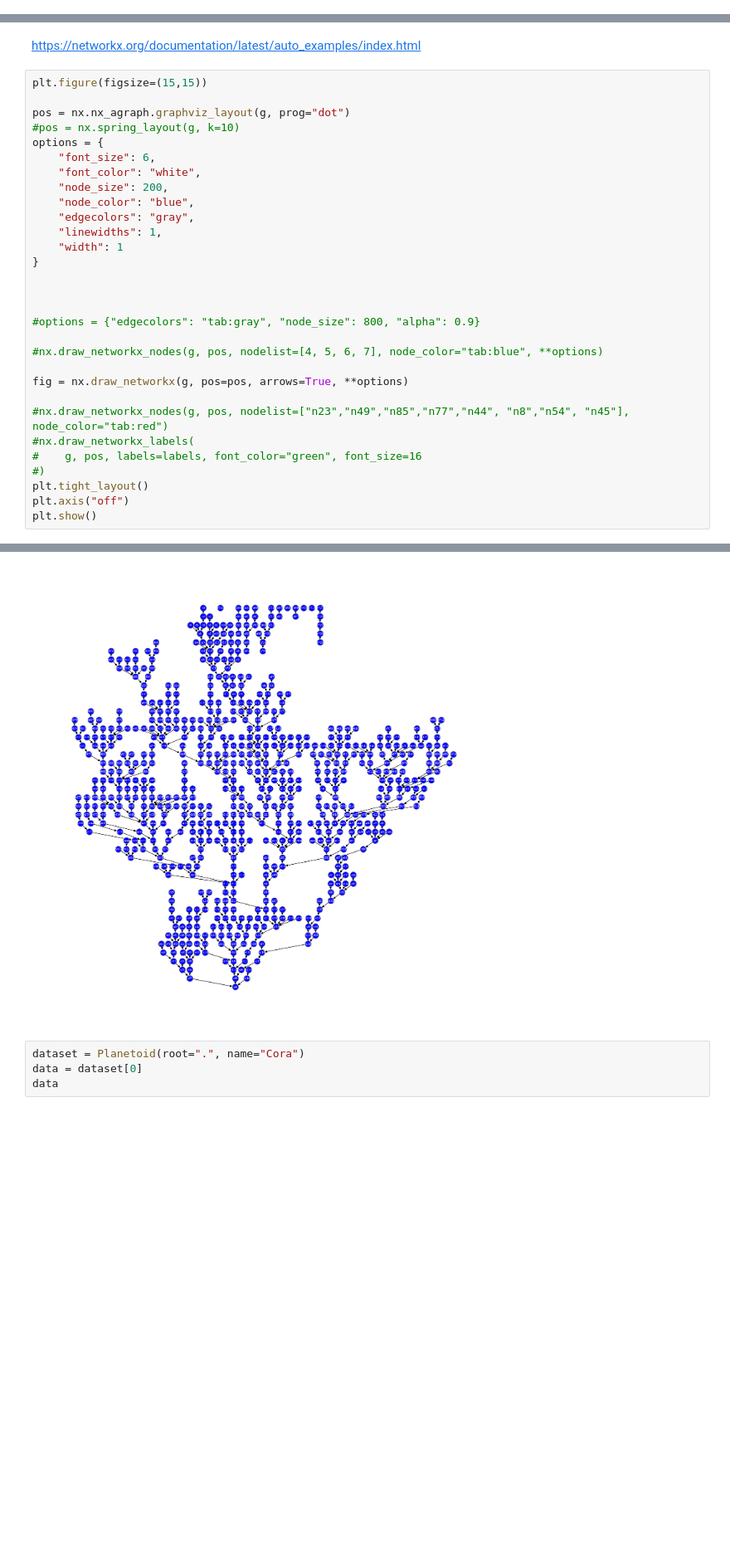
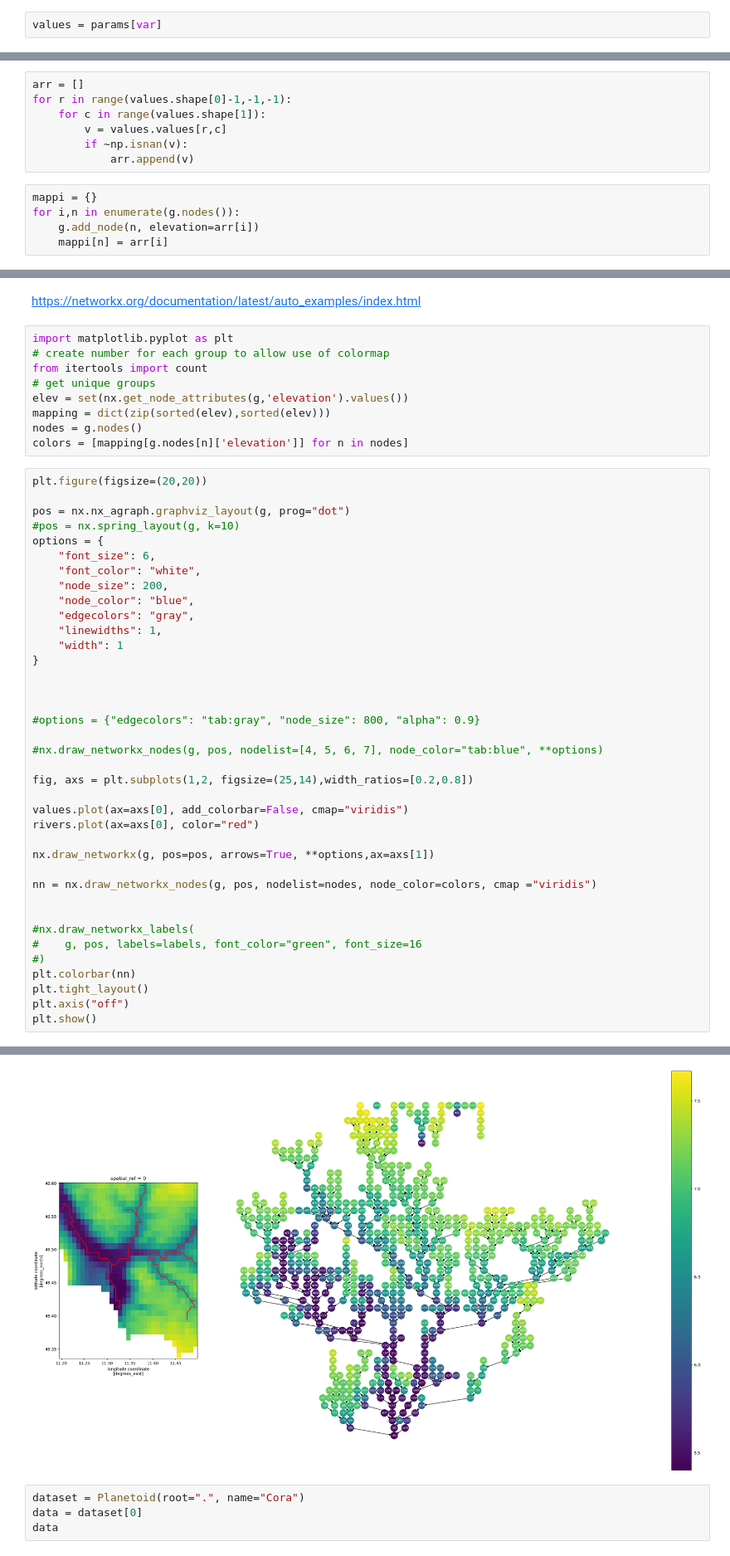
Before and after one commit to interTwin-eu/hython, a Jupyter notebook: hython/routing/gnn.ipynb, the cells around one changed output, grey strips where cells are left out. Shown at 83% size. Drawn from its saved outputs; the diff is of its cells as text; blank space fills up the shorter version.

```diff
--- a/hython/routing/gnn.ipynb
+++ b/hython/routing/gnn.ipynb
@@ -28,0 +63,2 @@ g = nx.read_graphml("land_graph.ml")
+# %%
+values = params[var]
@@ -29 +70,13 @@ g = nx.read_graphml("land_graph.ml")
+# %%
+arr = []
+for r in range(values.shape[0]-1,-1,-1):
+    for c in range(values.shape[1]):
+        v = values.values[r,c]
+        if ~np.isnan(v):
+            arr.append(v)
+# %%
+mappi = {}
+for i,n in enumerate(g.nodes()):
+    g.add_node(n, elevation=arr[i])
+    mappi[n] = arr[i]
 # %%
@@ -35,7 +167,16 @@ Data(edge_index=[2, 718], id=[718], num_nodes=730)
 # %% [markdown]
 https://networkx.org/documentation/latest/auto_examples/index.html
+# %%
+import matplotlib.pyplot as plt
+# create number for each group to allow use of colormap
+from itertools import count
+# get unique groups
+elev = set(nx.get_node_attributes(g,'elevation').values())
+mapping = dict(zip(sorted(elev),sorted(elev)))
+nodes = g.nodes()
+colors = [mapping[g.nodes[n]['elevation']] for n in nodes]
 # %%
-plt.figure(figsize=(15,15))
+plt.figure(figsize=(20,20))
 
 pos = nx.nx_agraph.graphviz_layout(g, prog="dot")
 #pos = nx.spring_layout(g, k=10)
@@ -55,12 +196,20 @@ options = {
 
 #nx.draw_networkx_nodes(g, pos, nodelist=[4, 5, 6, 7], node_color="tab:blue", **options)
 
-fig = nx.draw_networkx(g, pos=pos, arrows=True, **options)
+fig, axs = plt.subplots(1,2, figsize=(25,14),width_ratios=[0.2,0.8])
 
-#nx.draw_networkx_nodes(g, pos, nodelist=["n23","n49","n85","n77","n44", "n8","n54", "n45"], node_color="tab:red")
+values.plot(ax=axs[0], add_colorbar=False, cmap="viridis")
+rivers.plot(ax=axs[0], color="red")
+
+nx.draw_networkx(g, pos=pos, arrows=True, **options,ax=axs[1])
+
+nn = nx.draw_networkx_nodes(g, pos, nodelist=nodes, node_color=colors, cmap ="viridis")
+
+
 #nx.draw_networkx_labels(
 #    g, pos, labels=labels, font_color="green", font_size=16
 #)
+plt.colorbar(nn)
 plt.tight_layout()
 plt.axis("off")
 plt.show()
@@ -68,4 +218,4 @@ plt.show()
-[figure, old version]
+[figure, new version]
 # %%
 dataset = Planetoid(root=".", name="Cora")
 data = dataset[0]
```
Also changed, not shown: parts of 18 cells of this notebook, 5 other files.
